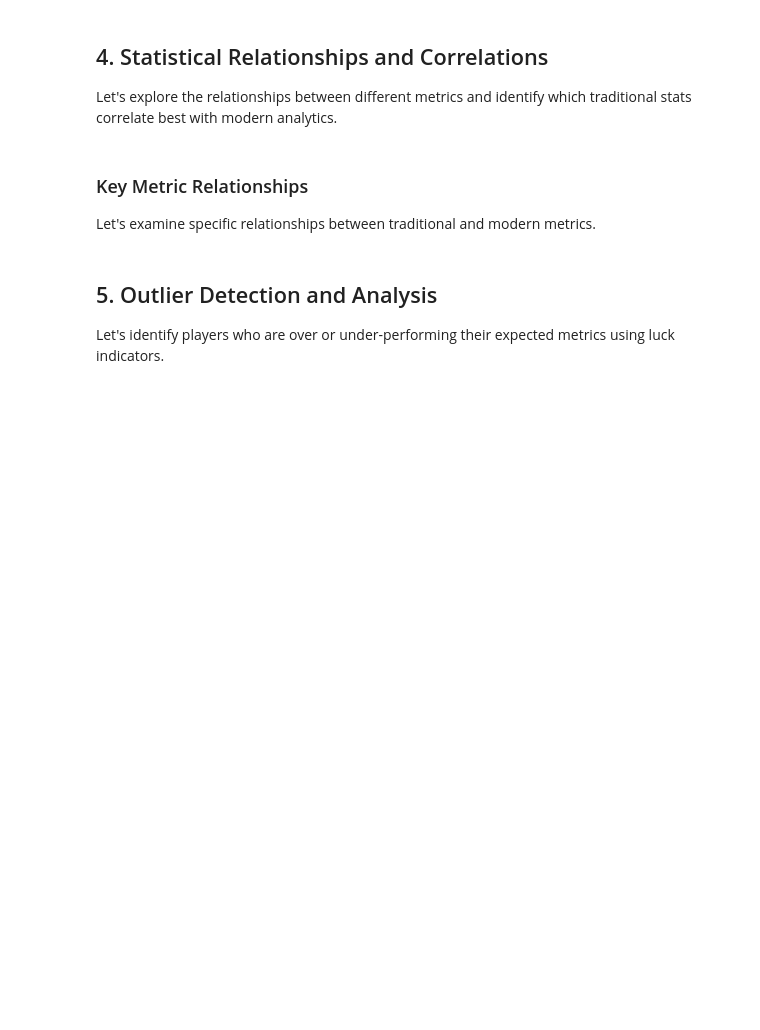
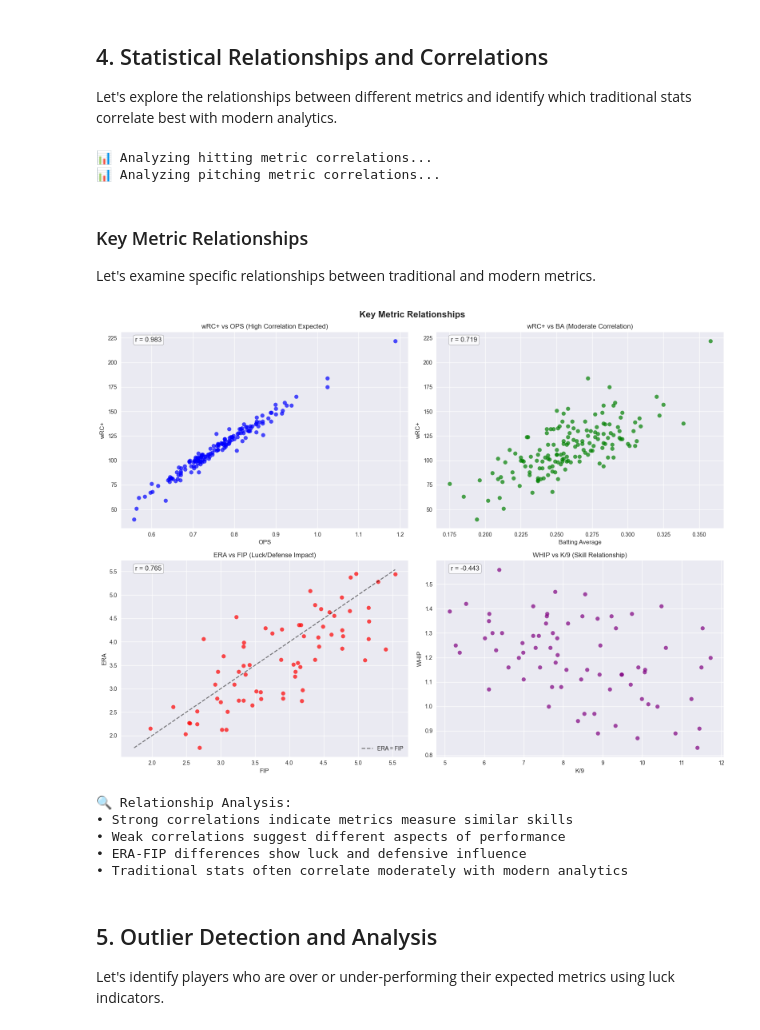
Before and after one commit to SpaceRangerWes/baseball_stats, a Jupyter notebook: notebooks/analytics_overview.ipynb, the cells around one changed output. Drawn from its saved outputs; the diff is of its cells as text; code cells hidden in the pictures; blank space fills up the shorter version.

```diff
--- a/notebooks/analytics_overview.ipynb
+++ b/notebooks/analytics_overview.ipynb
@@ -461,16 +529,19 @@ pitching_metrics = ['ERA', 'FIP', 'WHIP', 'K/9', 'BB/9', 'K%', 'BB%', 'BABIP', '
 # Create hitting correlation heatmap
 print("📊 Analyzing hitting metric correlations...")
 hitting_corr_fig, hitting_corr_matrix = create_correlation_heatmap(
-    hitting_2024, "Hitting Metrics Correlation Matrix", hitting_metrics
+    hitting_2025, "Hitting Metrics Correlation Matrix", hitting_metrics
 )
 hitting_corr_fig.show()
 
 # Create pitching correlation heatmap
 print("📊 Analyzing pitching metric correlations...")
 pitching_corr_fig, pitching_corr_matrix = create_correlation_heatmap(
-    pitching_2024, "Pitching Metrics Correlation Matrix", pitching_metrics
+    pitching_2025, "Pitching Metrics Correlation Matrix", pitching_metrics
 )
 pitching_corr_fig.show()
+# %% [output]
+📊 Analyzing hitting metric correlations...
+📊 Analyzing pitching metric correlations...
 # %% [markdown]
 ### Key Metric Relationships
 
@@ -481,64 +552,71 @@ fig, axes = plt.subplots(2, 2, figsize=(16, 12))
 fig.suptitle('Key Metric Relationships', fontsize=16, fontweight='bold')
 
 # wRC+ vs OPS (should be highly correlated)
-if 'wRC+' in hitting_2024.columns and 'OPS' in hitting_2024.columns:
-    axes[0, 0].scatter(hitting_2024['OPS'], hitting_2024['wRC+'], alpha=0.7, color='blue')
+if 'wRC+' in hitting_2025.columns and 'OPS' in hitting_2025.columns:
+    axes[0, 0].scatter(hitting_2025['OPS'], hitting_2025['wRC+'], alpha=0.7, color='blue')
     axes[0, 0].set_xlabel('OPS')
     axes[0, 0].set_ylabel('wRC+')
     axes[0, 0].set_title('wRC+ vs OPS (High Correlation Expected)')
 
     # Add correlation coefficient
-    correlation = hitting_2024['OPS'].corr(hitting_2024['wRC+'])
+    correlation = hitting_2025['OPS'].corr(hitting_2025['wRC+'])
     axes[0, 0].text(0.05, 0.95, f'r = {correlation:.3f}', transform=axes[0, 0].transAxes,
                    bbox=dict(boxstyle='round', facecolor='white', alpha=0.8))
 
 # AVG vs wRC+ (should be moderately correlated)
-if 'AVG' in hitting_2024.columns and 'wRC+' in hitting_2024.columns:
-    axes[0, 1].scatter(hitting_2024['AVG'], hitting_2024['wRC+'], alpha=0.7, color='green')
+if 'AVG' in hitting_2025.columns and 'wRC+' in hitting_2025.columns:
+    axes[0, 1].scatter(hitting_2025['AVG'], hitting_2025['wRC+'], alpha=0.7, color='green')
     axes[0, 1].set_xlabel('Batting Average')
     axes[0, 1].set_ylabel('wRC+')
     axes[0, 1].set_title('wRC+ vs BA (Moderate Correlation)')
 
-    correlation = hitting_2024['AVG'].corr(hitting_2024['wRC+'])
+    correlation = hitting_2025['AVG'].corr(hitting_2025['wRC+'])
     axes[0, 1].text(0.05, 0.95, f'r = {correlation:.3f}', transform=axes[0, 1].transAxes,
                    bbox=dict(boxstyle='round', facecolor='white', alpha=0.8))
 
 # ERA vs FIP (should show luck/defense influence)
-if 'ERA' in pitching_2024.columns and 'FIP' in pitching_2024.columns:
-    axes[1, 0].scatter(pitching_2024['FIP'], pitching_2024['ERA'], alpha=0.7, color='red')
+if 'ERA' in pitching_2025.columns and 'FIP' in pitching_2025.columns:
+    axes[1, 0].scatter(pitching_2025['FIP'], pitching_2025['ERA'], alpha=0.7, color='red')
     axes[1, 0].set_xlabel('FIP')
     axes[1, 0].set_ylabel('ERA')
     axes[1, 0].set_title('ERA vs FIP (Luck/Defense Impact)')
 
     # Add diagonal line (ERA = FIP)
-    min_val = min(pitching_2024['FIP'].min(), pitching_2024['ERA'].min())
-    max_val = max(pitching_2024['FIP'].max(), pitching_2024['ERA'].max())
+    min_val = min(pitching_2025['FIP'].min(), pitching_2025['ERA'].min())
+    max_val = max(pitching_2025['FIP'].max(), pitching_2025['ERA'].max())
     axes[1, 0].plot([min_val, max_val], [min_val, max_val], 'k--', alpha=0.5, label='ERA = FIP')
     axes[1, 0].legend()
 
-    correlation = pitching_2024['FIP'].corr(pitching_2024['ERA'])
+    correlation = pitching_2025['FIP'].corr(pitching_2025['ERA'])
     axes[1, 0].text(0.05, 0.95, f'r = {correlation:.3f}', transform=axes[1, 0].transAxes,
                    bbox=dict(boxstyle='round', facecolor='white', alpha=0.8))
 
 # K/9 vs WHIP (skill-based relationship)
-if 'K/9' in pitching_2024.columns and 'WHIP' in pitching_2024.columns:
-    axes[1, 1].scatter(pitching_2024['K/9'], pitching_2024['WHIP'], alpha=0.7, color='purple')
+if 'K/9' in pitching_2025.columns and 'WHIP' in pitching_2025.columns:
+    axes[1, 1].scatter(pitching_2025['K/9'], pitching_2025['WHIP'], alpha=0.7, color='purple')
     axes[1, 1].set_xlabel('K/9')
     axes[1, 1].set_ylabel('WHIP')
     axes[1, 1].set_title('WHIP vs K/9 (Skill Relationship)')
 
-    correlation = pitching_2024['K/9'].corr(pitching_2024['WHIP'])
+    correlation = pitching_2025['K/9'].corr(pitching_2025['WHIP'])
     axes[1, 1].text(0.05, 0.95, f'r = {correlation:.3f}', transform=axes[1, 1].transAxes,
                    bbox=dict(boxstyle='round', facecolor='white', alpha=0.8))
 
 plt.tight_layout()
 plt.show()
 
 print("\n🔍 Relationship Analysis:")
 print("• Strong correlations indicate metrics measure similar skills")
 print("• Weak correlations suggest different aspects of performance")
 print("• ERA-FIP differences show luck and defensive influence")
 print("• Traditional stats often correlate moderately with modern analytics")
+# %% [output]
+[figure, added]
+🔍 Relationship Analysis:
+• Strong correlations indicate metrics measure similar skills
+• Weak correlations suggest different aspects of performance
+• ERA-FIP differences show luck and defensive influence
+• Traditional stats often correlate moderately with modern analytics
 # %% [markdown]
 ## 5. Outlier Detection and Analysis
 
```
Also changed, not shown: parts of 16 cells of this notebook.
